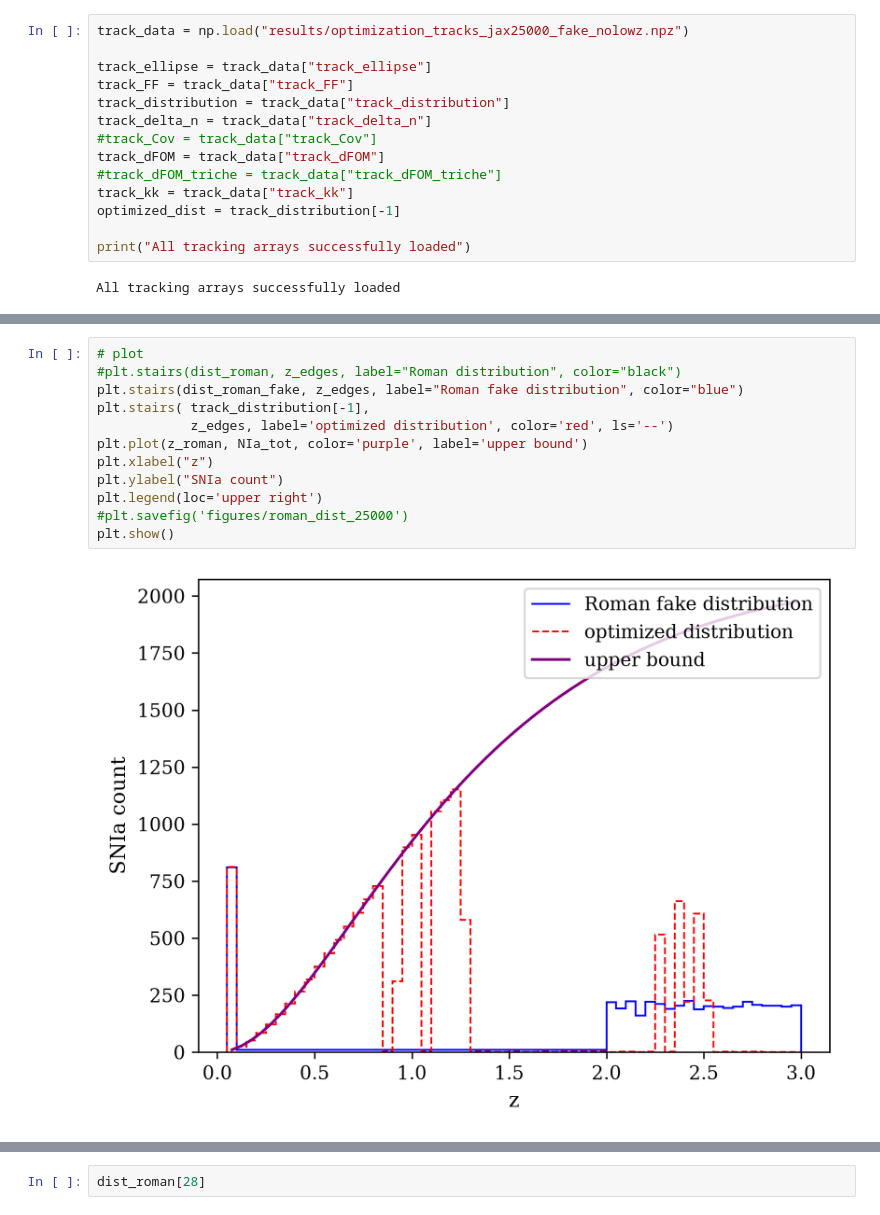
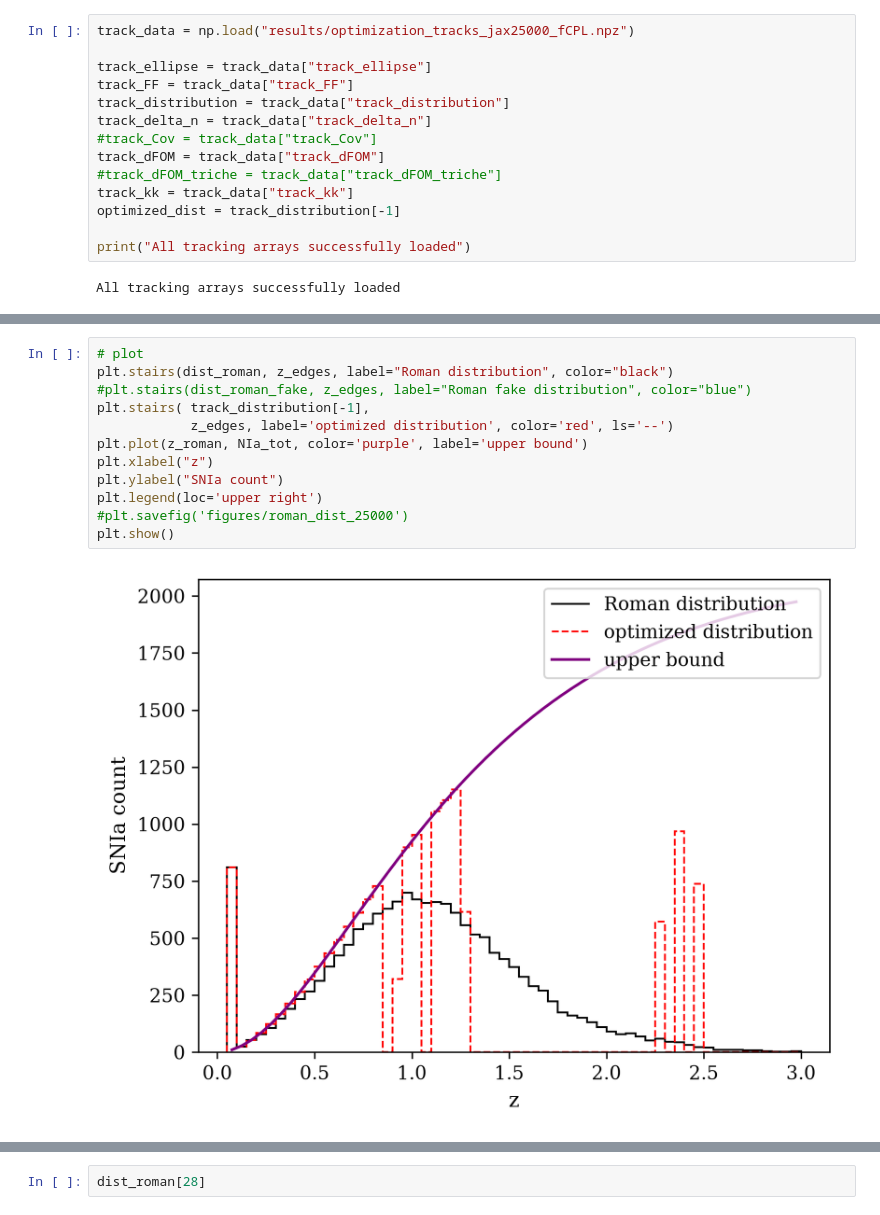
Before and after one commit to ccmillard/OptimiseRoman, a Jupyter notebook: optimisation_roman_cpl.ipynb, the cells around one changed output, grey strips where cells are left out. Saved outputs shown, nothing was run; the diff lists cells and outputs as text.

```diff
--- a/optimisation_roman_cpl.ipynb
+++ b/optimisation_roman_cpl.ipynb
@@ -588,5 +588,5 @@ All tracking arrays saved to results/optimization_tracks_jax25000_fake_nolowz.np
 # %%
-track_data = np.load("results/optimization_tracks_jax25000_fake_nolowz.npz")
+track_data = np.load("results/optimization_tracks_jax25000_fCPL.npz")
 
 track_ellipse = track_data["track_ellipse"]
 track_FF = track_data["track_FF"]
@@ -752,17 +752,17 @@ Text(0, 0.5, '$\\delta n$')
 # %%
 # plot
-#plt.stairs(dist_roman, z_edges, label="Roman distribution", color="black")
-plt.stairs(dist_roman_fake, z_edges, label="Roman fake distribution", color="blue")
+plt.stairs(dist_roman, z_edges, label="Roman distribution", color="black")
+#plt.stairs(dist_roman_fake, z_edges, label="Roman fake distribution", color="blue")
 plt.stairs( track_distribution[-1],
             z_edges, label='optimized distribution', color='red', ls='--')
 plt.plot(z_roman, NIa_tot, color='purple', label='upper bound')
 plt.xlabel("z")
 plt.ylabel("SNIa count")
 plt.legend(loc='upper right')
 #plt.savefig('figures/roman_dist_25000')
 plt.show()
 # %% [output]
-[figure, old version]
+[figure, new version]
 # %%
 plt.plot(1/track_ellipse[:,3])
 plt.xlabel('iter')
```
Also changed, not shown: parts of 17 cells of this notebook, 1 other file.
